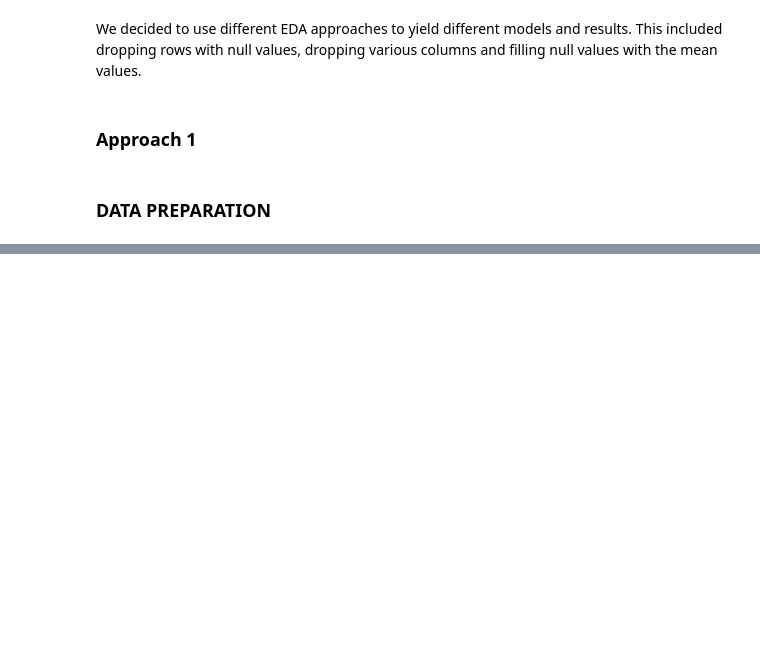
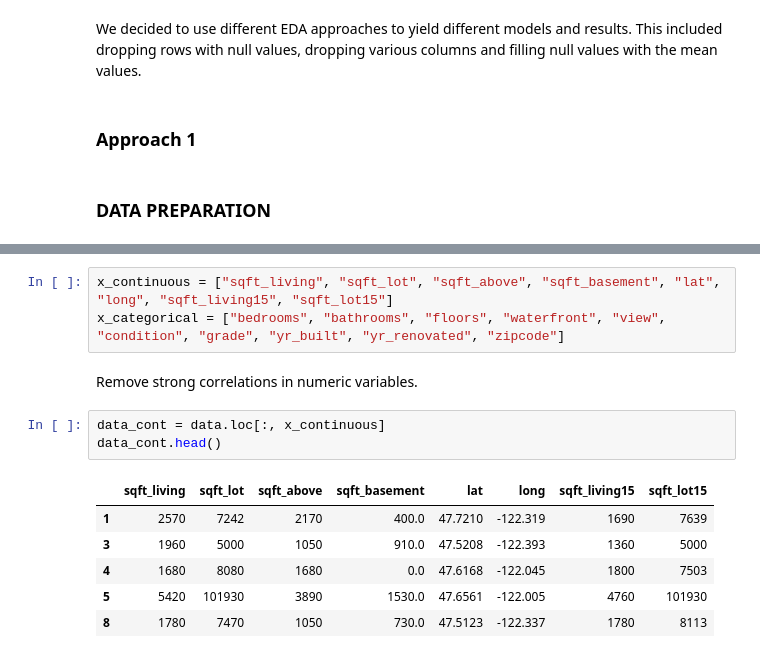
Before and after one commit to Collin9726/house-sales-regression-modeling, a Jupyter notebook: index.ipynb, the cells around one changed output, grey strips where cells are left out. Saved outputs shown, nothing was run; the diff lists cells and outputs as text; blank space fills up the shorter version.

```diff
--- a/index.ipynb
+++ b/index.ipynb
@@ -104,0 +202,15 @@ We decided to use different EDA approaches to yield different models and results
+# %%
+x_continuous = ["sqft_living", "sqft_lot", "sqft_above", "sqft_basement", "lat", "long", "sqft_living15", "sqft_lot15"]
+x_categorical = ["bedrooms", "bathrooms", "floors", "waterfront", "view", "condition", "grade", "yr_built", "yr_renovated", "zipcode"]
+# %% [markdown]
+Remove strong correlations in numeric variables.
+# %%
+data_cont = data.loc[:, x_continuous]
+data_cont.head()
+# %% [output]
+|  | sqft_living | sqft_lot | sqft_above | sqft_basement | lat | long | sqft_living15 | sqft_lot15 |
+| 1 | 2570 | 7242 | 2170 | 400.0 | 47.7210 | -122.319 | 1690 | 7639 |
+| 3 | 1960 | 5000 | 1050 | 910.0 | 47.5208 | -122.393 | 1360 | 5000 |
+| 4 | 1680 | 8080 | 1680 | 0.0 | 47.6168 | -122.045 | 1800 | 7503 |
+| 5 | 5420 | 101930 | 3890 | 1530.0 | 47.6561 | -122.005 | 4760 | 101930 |
+| 8 | 1780 | 7470 | 1050 | 730.0 | 47.5123 | -122.337 | 1780 | 8113 |
```
Also changed, not shown: parts of 25 cells of this notebook.
